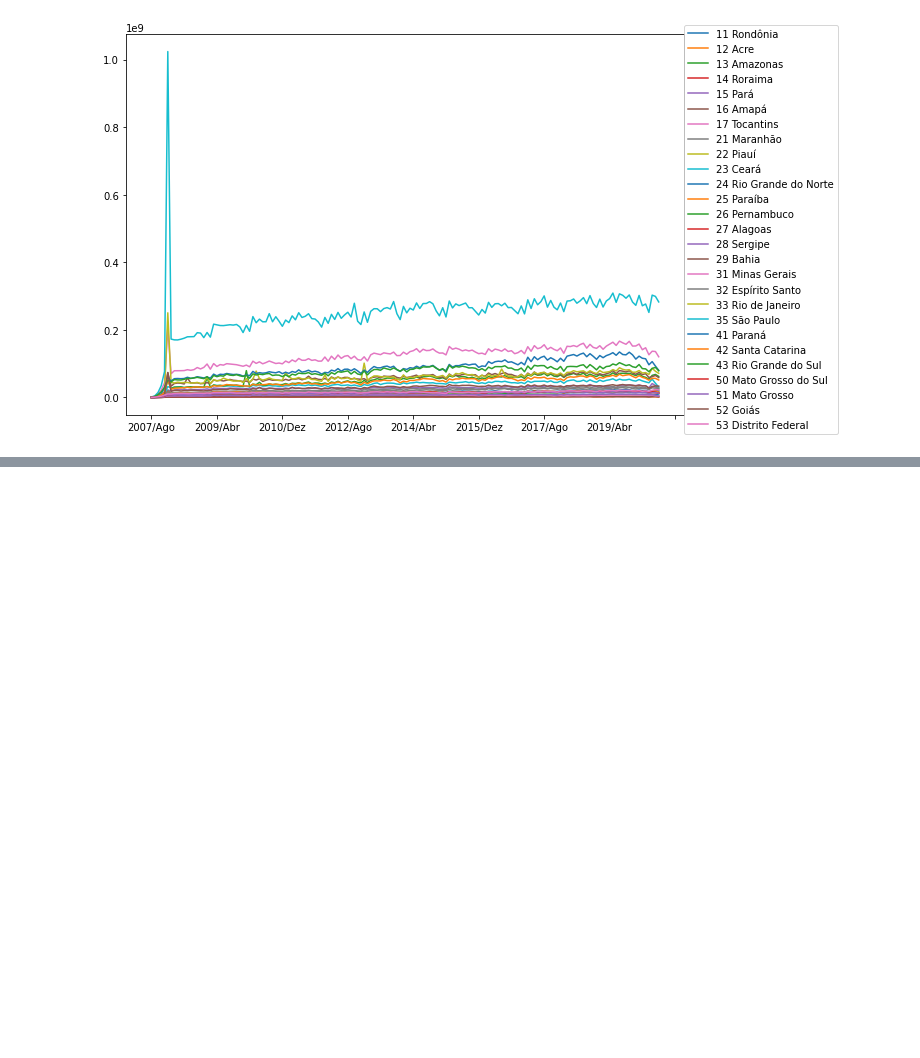
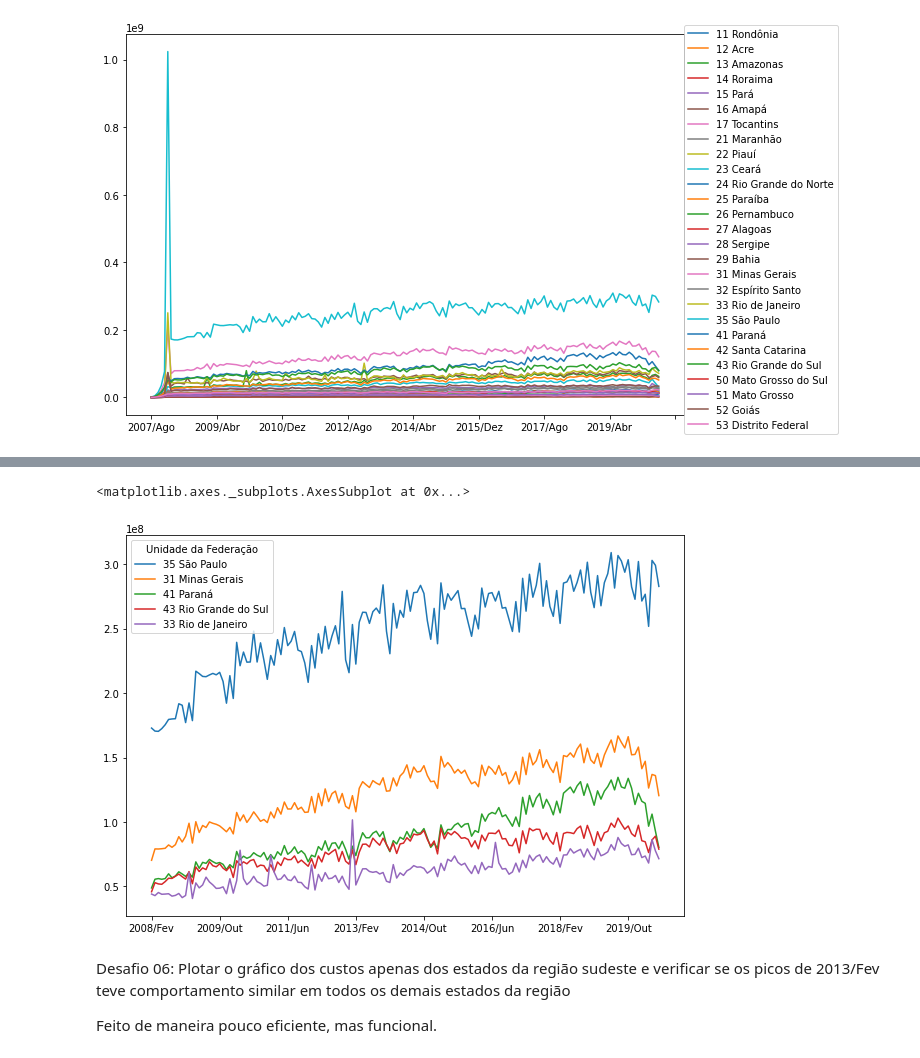
Before and after one commit to MigMaster/bootcamp_data_science, a Jupyter notebook: Bootcamp_Alura_Aula_2.ipynb, the cells around one changed output, grey strips where cells are left out. Cells and saved outputs as stored; diff of their text form; code cells hidden in the pictures; blank space fills up the shorter version.

```diff
--- a/Bootcamp_Alura_Aula_2.ipynb
+++ b/Bootcamp_Alura_Aula_2.ipynb
@@ -175,0 +243,3 @@ ax.legend(loc=(1,-0.05))
+# %%
+colunas_interessadas = ordenados_por_total.columns[6:]
+ordenados_por_total[colunas_interessadas]
@@ -175,0 +266,9 @@ ax.legend(loc=(1,-0.05))
+# %%
+ordenados_por_total[colunas_interessadas].head(5).T.plot(figsize=(10,7))
+# %% [output]
+<matplotlib.axes._subplots.AxesSubplot at 0x...>
+[figure, added]
+# %% [markdown]
+Desafio 06: Plotar o gráfico dos custos apenas dos estados da região sudeste e verificar se os picos de 2013/Fev teve comportamento similar em todos os demais estados da região
+
+Feito de maneira pouco eficiente, mas funcional.
```
Also changed, not shown: parts of 11 cells of this notebook.
